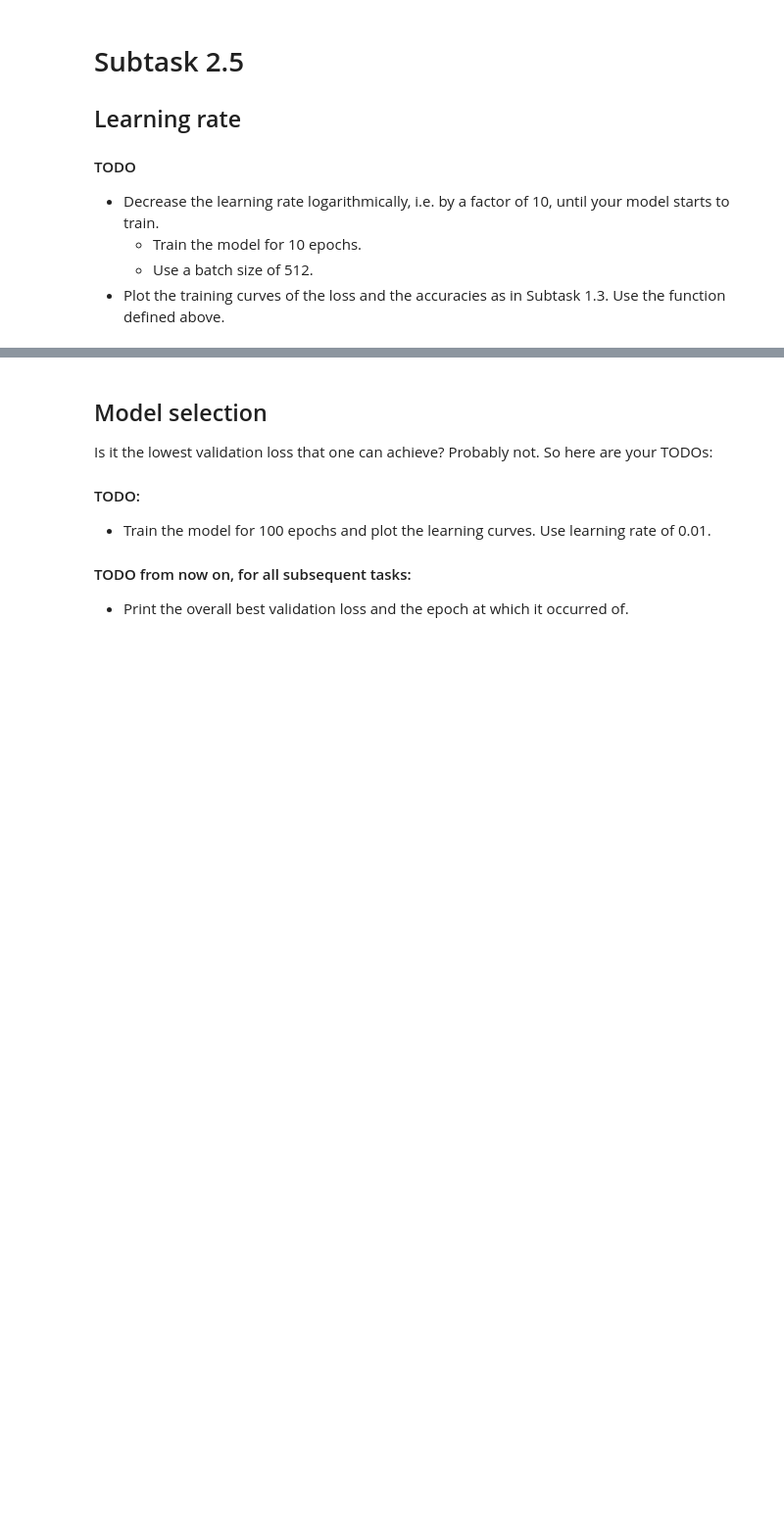
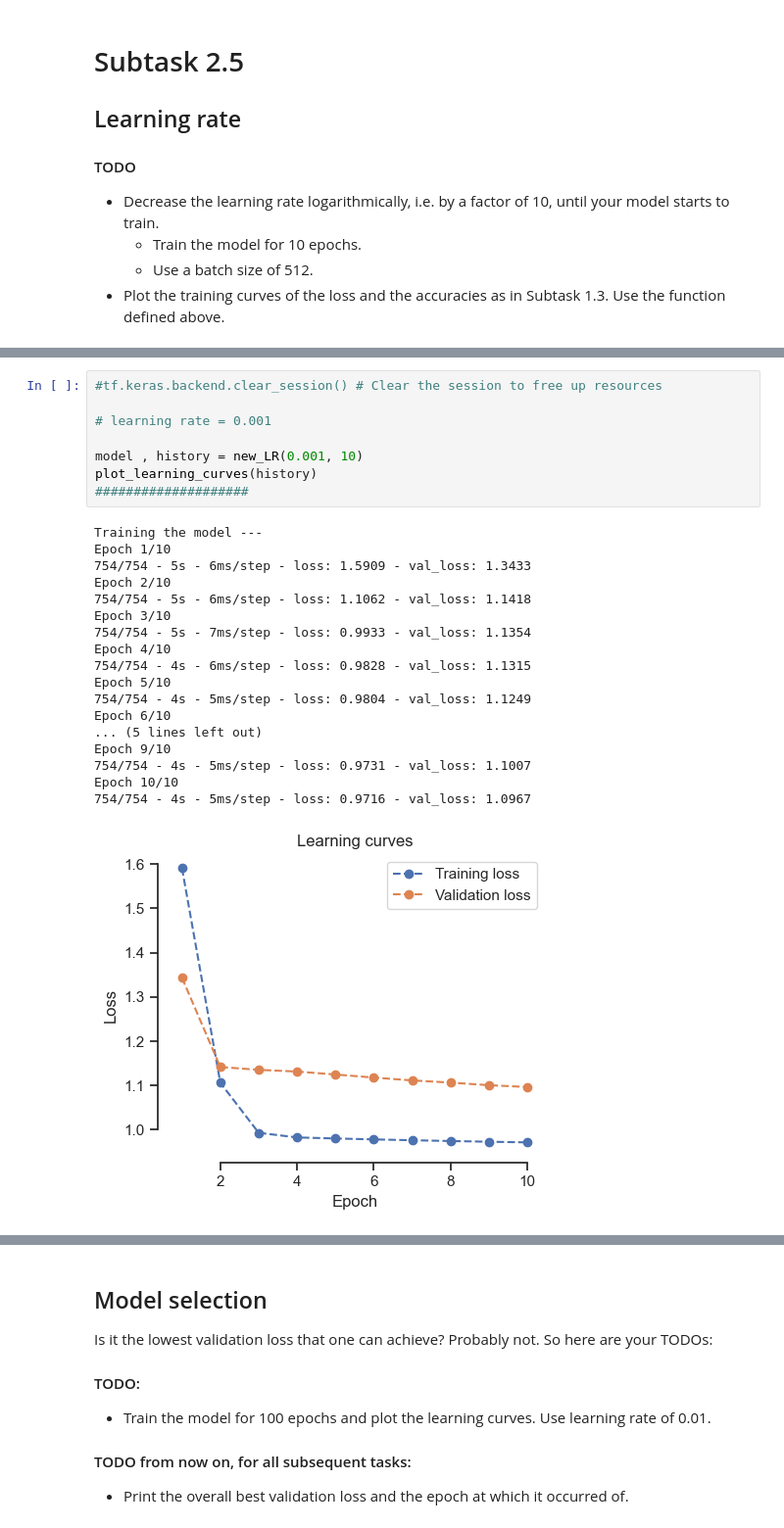
Before and after one commit to ZakAlreich/applied_deep_learning, a Jupyter notebook: Task_02.ipynb, the cells around one changed output, grey strips where cells are left out. Shown at 98% size. Drawn from its saved outputs; the diff is of its cells as text; blank space fills up the shorter version.

```diff
--- a/Task_02.ipynb
+++ b/Task_02.ipynb
@@ -496,0 +791,27 @@ Does the model learn properly? Why?
+# %%
+#tf.keras.backend.clear_session() # Clear the session to free up resources
+
+# learning rate = 0.001
+
+model , history = new_LR(0.001, 10)
+plot_learning_curves(history)
+####################
+# %% [output]
+Training the model ---
+Epoch 1/10
+754/754 - 5s - 6ms/step - loss: 1.5909 - val_loss: 1.3433
+Epoch 2/10
+754/754 - 5s - 6ms/step - loss: 1.1062 - val_loss: 1.1418
+Epoch 3/10
+754/754 - 5s - 7ms/step - loss: 0.9933 - val_loss: 1.1354
+Epoch 4/10
+754/754 - 4s - 6ms/step - loss: 0.9828 - val_loss: 1.1315
+Epoch 5/10
+754/754 - 4s - 5ms/step - loss: 0.9804 - val_loss: 1.1249
+Epoch 6/10
+... (5 lines left out)
+Epoch 9/10
+754/754 - 4s - 5ms/step - loss: 0.9731 - val_loss: 1.1007
+Epoch 10/10
+754/754 - 4s - 5ms/step - loss: 0.9716 - val_loss: 1.0967
+[figure, added]
```
Also changed, not shown: parts of 34 cells of this notebook, 2 other files.
